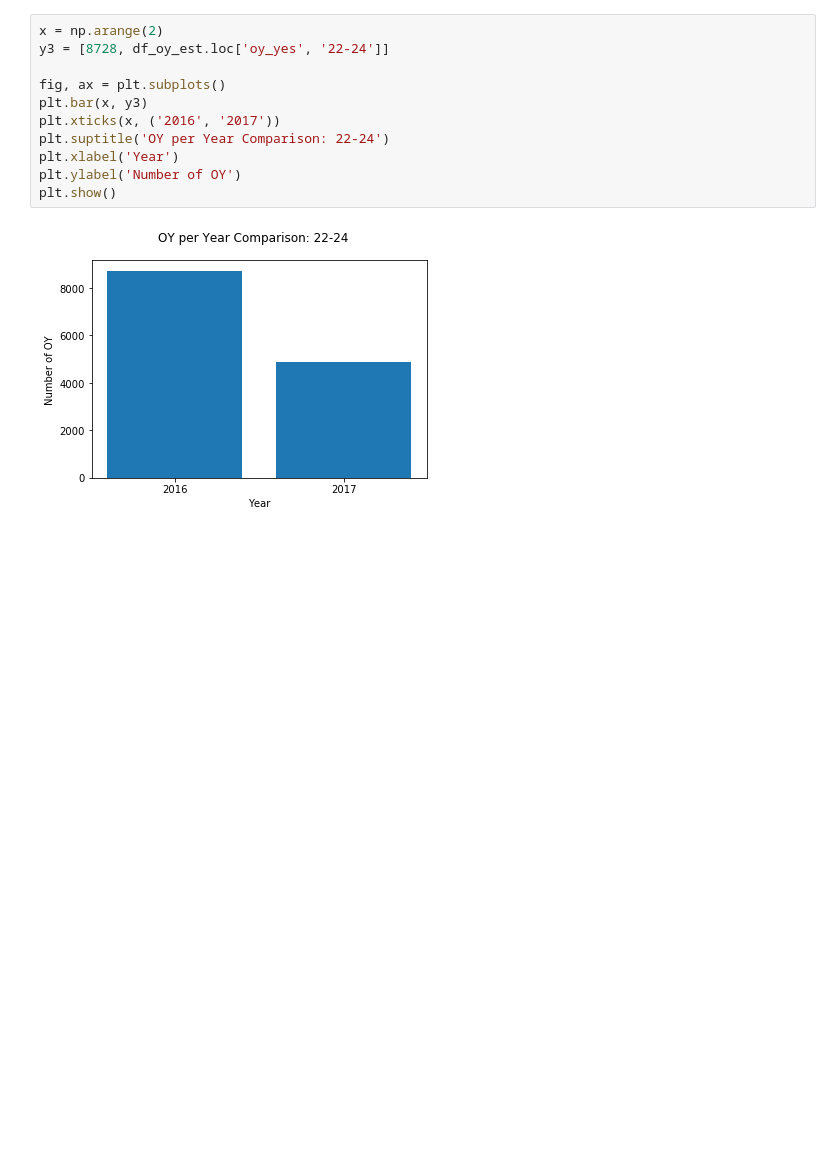
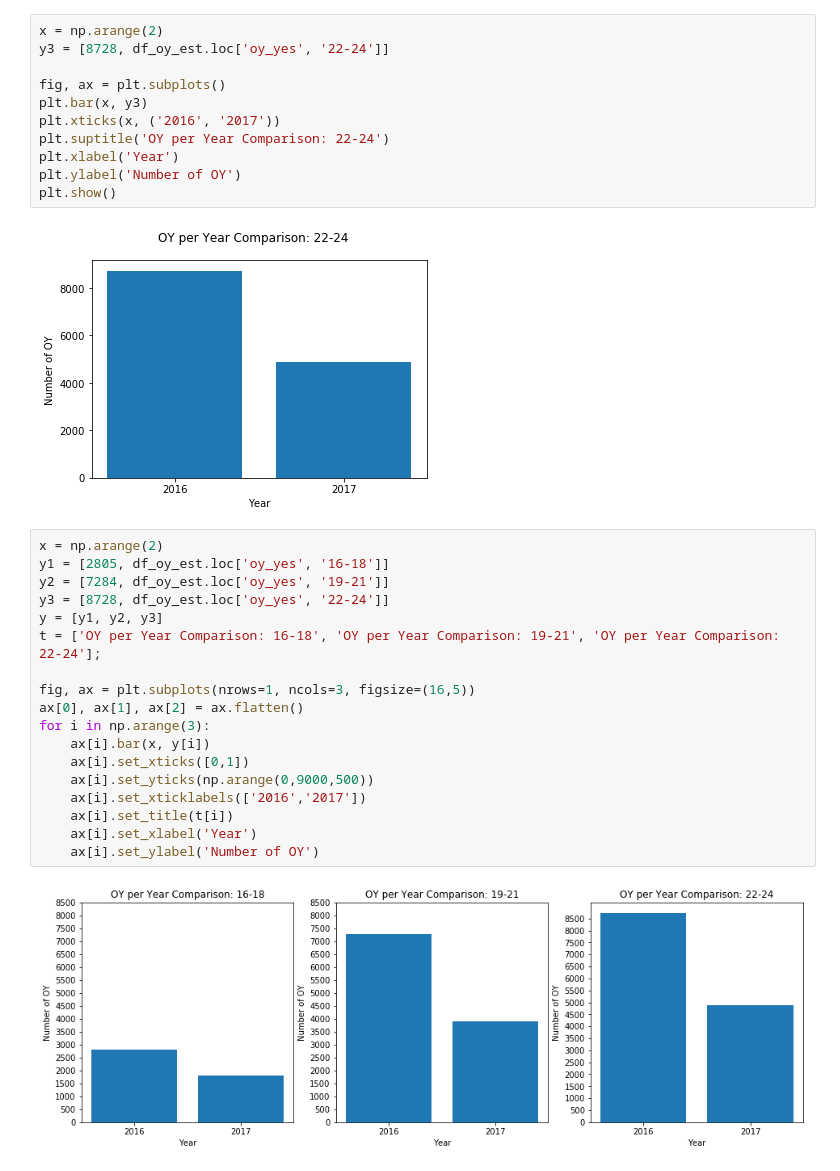
Before and after one commit to karenkathryn/opportunity_youth, a Jupyter notebook: OY_Status.ipynb, the cells around one changed output. Saved outputs shown, nothing was run; the diff lists cells and outputs as text; blank space fills up the shorter version.

Commit message:
update graphs

```diff
--- a/OY_Status.ipynb
+++ b/OY_Status.ipynb
@@ -233,3 +233,23 @@ plt.ylabel('Number of OY')
 plt.show()
 # %% [output]
 [figure]
+# %%
+x = np.arange(2)
+y1 = [2805, df_oy_est.loc['oy_yes', '16-18']]
+y2 = [7284, df_oy_est.loc['oy_yes', '19-21']]
+y3 = [8728, df_oy_est.loc['oy_yes', '22-24']]
+y = [y1, y2, y3]
+t = ['OY per Year Comparison: 16-18', 'OY per Year Comparison: 19-21', 'OY per Year Comparison: 22-24'];
+
+fig, ax = plt.subplots(nrows=1, ncols=3, figsize=(16,5))
+ax[0], ax[1], ax[2] = ax.flatten()
+for i in np.arange(3):
+    ax[i].bar(x, y[i])
+    ax[i].set_xticks([0,1])
+    ax[i].set_yticks(np.arange(0,9000,500))
+    ax[i].set_xticklabels(['2016','2017'])
+    ax[i].set_title(t[i])
+    ax[i].set_xlabel('Year')
+    ax[i].set_ylabel('Number of OY')
+# %% [output]
+[figure, added]
```
Also changed, not shown: parts of 1 cell of this notebook.
